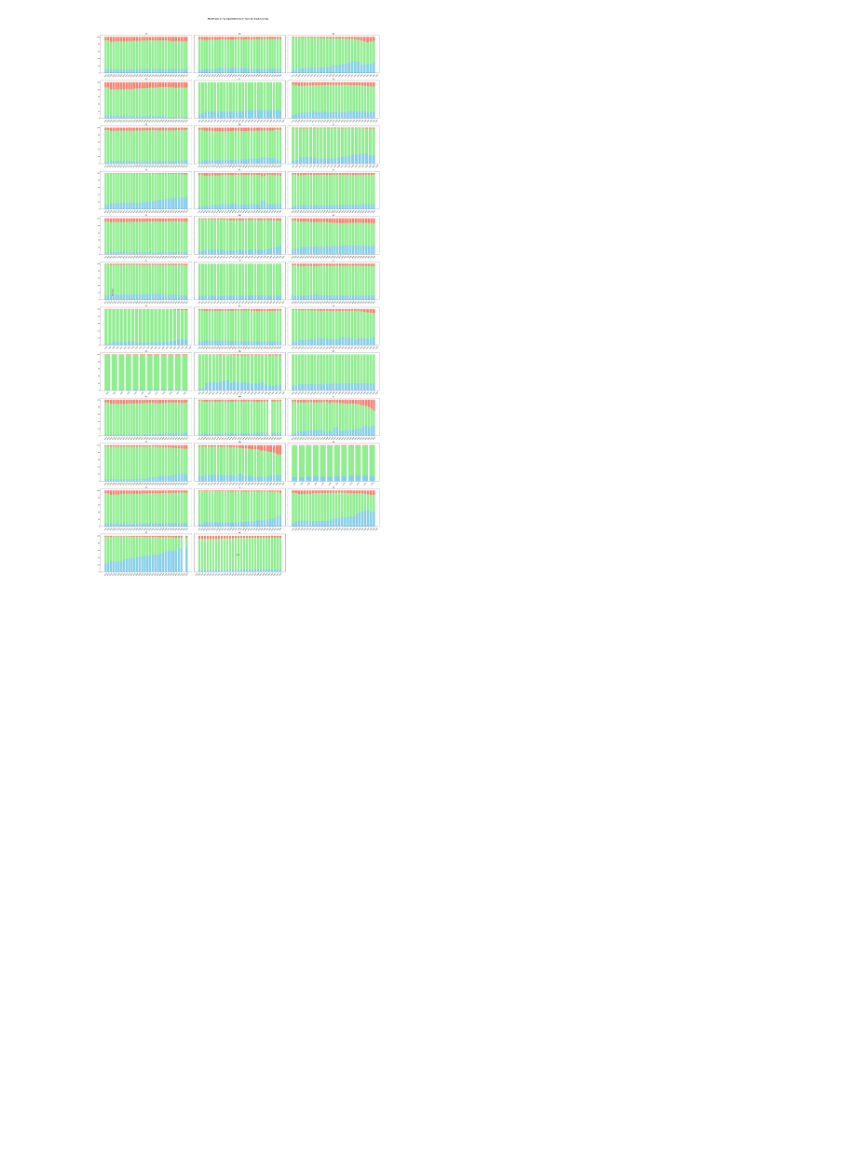
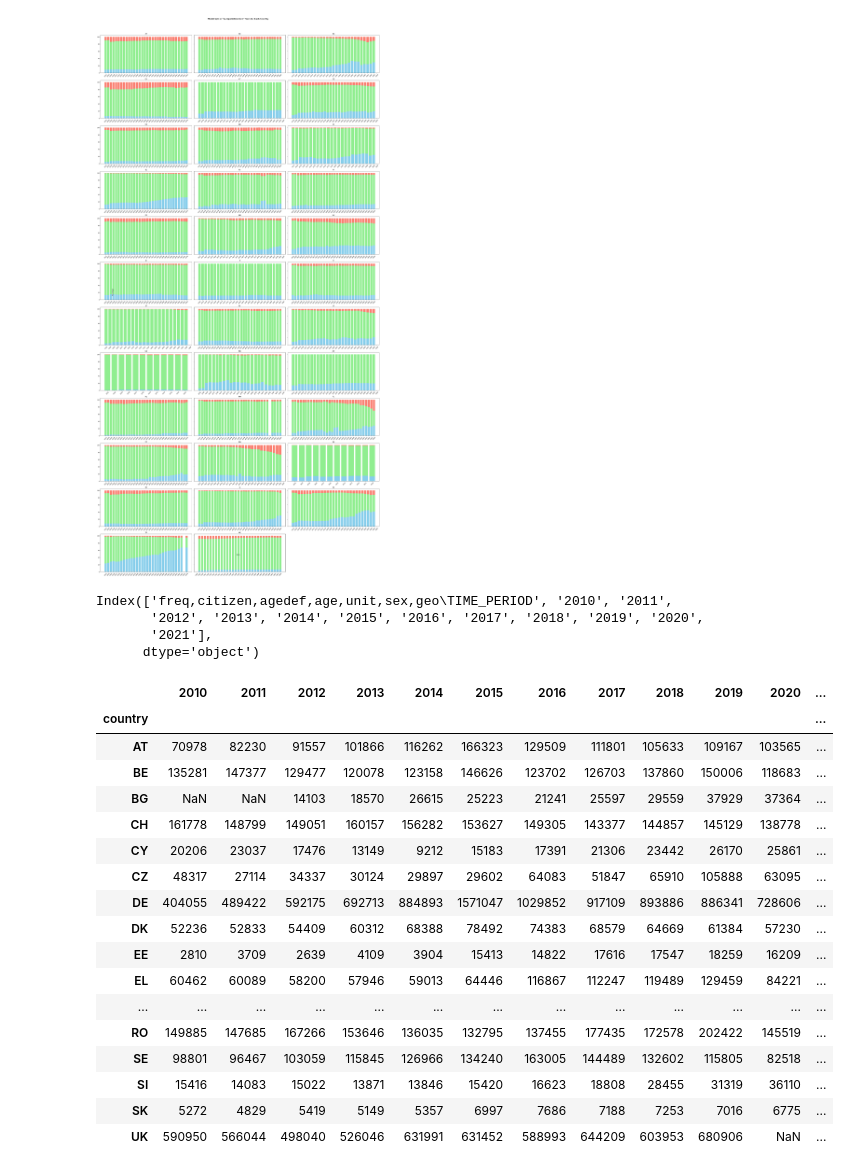
Before and after one commit to venetagrigorova/transport-modal-split, a Jupyter notebook: code/clean-data.ipynb, the cells around one changed output. Drawn from its saved outputs; the diff is of its cells as text; code cells hidden in the pictures; blank space fills up the shorter version.

```diff
--- a/code/clean-data.ipynb
+++ b/code/clean-data.ipynb
@@ -301,3 +301,66 @@ def plot_stacked_bars_for_countries(bus_df, car_df, trn_df):
 plot_stacked_bars_for_countries(bus_df_cleaned, car_df_cleaned, trn_df_cleaned)
 # %% [output]
 [figure]
+# %%
+# Define the relative path to the CSV file
+immigration_file_path = '../data/immigration.csv'
+
+# Read the CSV file
+immigration_data = pd.read_csv(immigration_file_path)
+
+# Print the column names of the DataFrame
+print(immigration_data.columns)
+
+# Convert to DataFrame
+immigration_df = pd.DataFrame(immigration_data)
+# %% [output]
+Index(['freq,citizen,agedef,age,unit,sex,geo\TIME_PERIOD', '2010', '2011',
+       '2012', '2013', '2014', '2015', '2016', '2017', '2018', '2019', '2020',
+       '2021'],
+      dtype='object')
+# %%
+# Filter rows containing 'COMPLET'
+immigration_df = immigration_df[immigration_df['freq,citizen,agedef,age,unit,sex,geo\\TIME_PERIOD'].str.contains('COMPLET')]
+
+# Split the first column and drop the original column
+immigration_df[['freq', 'citizen', 'agedef', 'age', 'unit', 'sex', 'country']] = immigration_df['freq,citizen,agedef,age,unit,sex,geo\\TIME_PERIOD'].str.split(',', expand=True)
+immigration_df.drop('freq,citizen,agedef,age,unit,sex,geo\\TIME_PERIOD', axis=1, inplace=True)
+
+# Clean the data in the year columns
+for col in immigration_df.columns.drop(['freq', 'citizen', 'agedef', 'age', 'unit', 'sex', 'country']):
+    immigration_df[col] = immigration_df[col].replace({": c": np.nan, ":": np.nan, " :": np.nan, ": ": np.nan, ": p": np.nan}, inplace=False)
+    immigration_df[col] = immigration_df[col].replace(to_replace=r'[^\d.]+', value='', regex=True)
+
+# Convert the column names (years) to strings
+immigration_df.columns = immigration_df.columns.astype(str)
+
+# Drop unnecessary columns
+immigration_df_cleaned = immigration_df.drop(['freq', 'citizen', 'agedef', 'age', 'unit', 'sex'], axis=1)
+
+# Set 'country' as the index of the DataFrame
+immigration_df_final = immigration_df_cleaned.set_index('country')
+
+# Drop the row with 'EU27_2020' in the 'country' index
+immigration_df_final = immigration_df_final.drop('EU27_2020', errors='ignore')
+
+# Display the final DataFrame
+display(immigration_df_final.head())
+# %% [output]
+|  | 2010 | 2011 | 2012 | 2013 | 2014 | 2015 | 2016 | 2017 | 2018 | 2019 | 2020 | ... |
+| country |  |  |  |  |  |  |  |  |  |  |  | ... |
+| AT | 70978 | 82230 | 91557 | 101866 | 116262 | 166323 | 129509 | 111801 | 105633 | 109167 | 103565 | ... |
+| BE | 135281 | 147377 | 129477 | 120078 | 123158 | 146626 | 123702 | 126703 | 137860 | 150006 | 118683 | ... |
+| BG | NaN | NaN | 14103 | 18570 | 26615 | 25223 | 21241 | 25597 | 29559 | 37929 | 37364 | ... |
+| CH | 161778 | 148799 | 149051 | 160157 | 156282 | 153627 | 149305 | 143377 | 144857 | 145129 | 138778 | ... |
+| CY | 20206 | 23037 | 17476 | 13149 | 9212 | 15183 | 17391 | 21306 | 23442 | 26170 | 25861 | ... |
+| CZ | 48317 | 27114 | 34337 | 30124 | 29897 | 29602 | 64083 | 51847 | 65910 | 105888 | 63095 | ... |
+| DE | 404055 | 489422 | 592175 | 692713 | 884893 | 1571047 | 1029852 | 917109 | 893886 | 886341 | 728606 | ... |
+| DK | 52236 | 52833 | 54409 | 60312 | 68388 | 78492 | 74383 | 68579 | 64669 | 61384 | 57230 | ... |
+| EE | 2810 | 3709 | 2639 | 4109 | 3904 | 15413 | 14822 | 17616 | 17547 | 18259 | 16209 | ... |
+| EL | 60462 | 60089 | 58200 | 57946 | 59013 | 64446 | 116867 | 112247 | 119489 | 129459 | 84221 | ... |
+| ... | ... | ... | ... | ... | ... | ... | ... | ... | ... | ... | ... | ... |
+| RO | 149885 | 147685 | 167266 | 153646 | 136035 | 132795 | 137455 | 177435 | 172578 | 202422 | 145519 | ... |
+| SE | 98801 | 96467 | 103059 | 115845 | 126966 | 134240 | 163005 | 144489 | 132602 | 115805 | 82518 | ... |
+| SI | 15416 | 14083 | 15022 | 13871 | 13846 | 15420 | 16623 | 18808 | 28455 | 31319 | 36110 | ... |
+| SK | 5272 | 4829 | 5419 | 5149 | 5357 | 6997 | 7686 | 7188 | 7253 | 7016 | 6775 | ... |
+| UK | 590950 | 566044 | 498040 | 526046 | 631991 | 631452 | 588993 | 644209 | 603953 | 680906 | NaN | ... |
```
Also changed, not shown: parts of 2 cells of this notebook, 2 other files.
